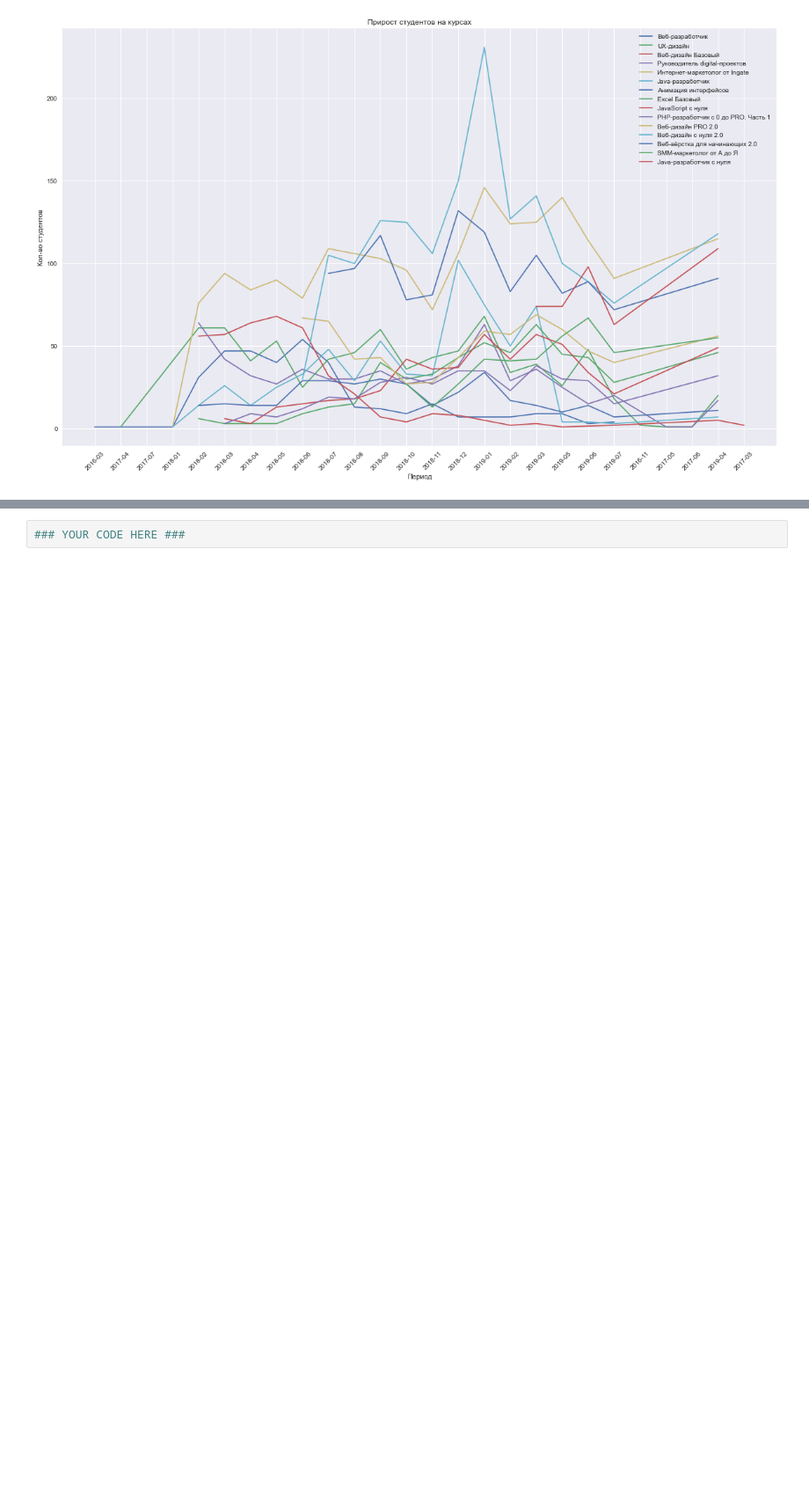
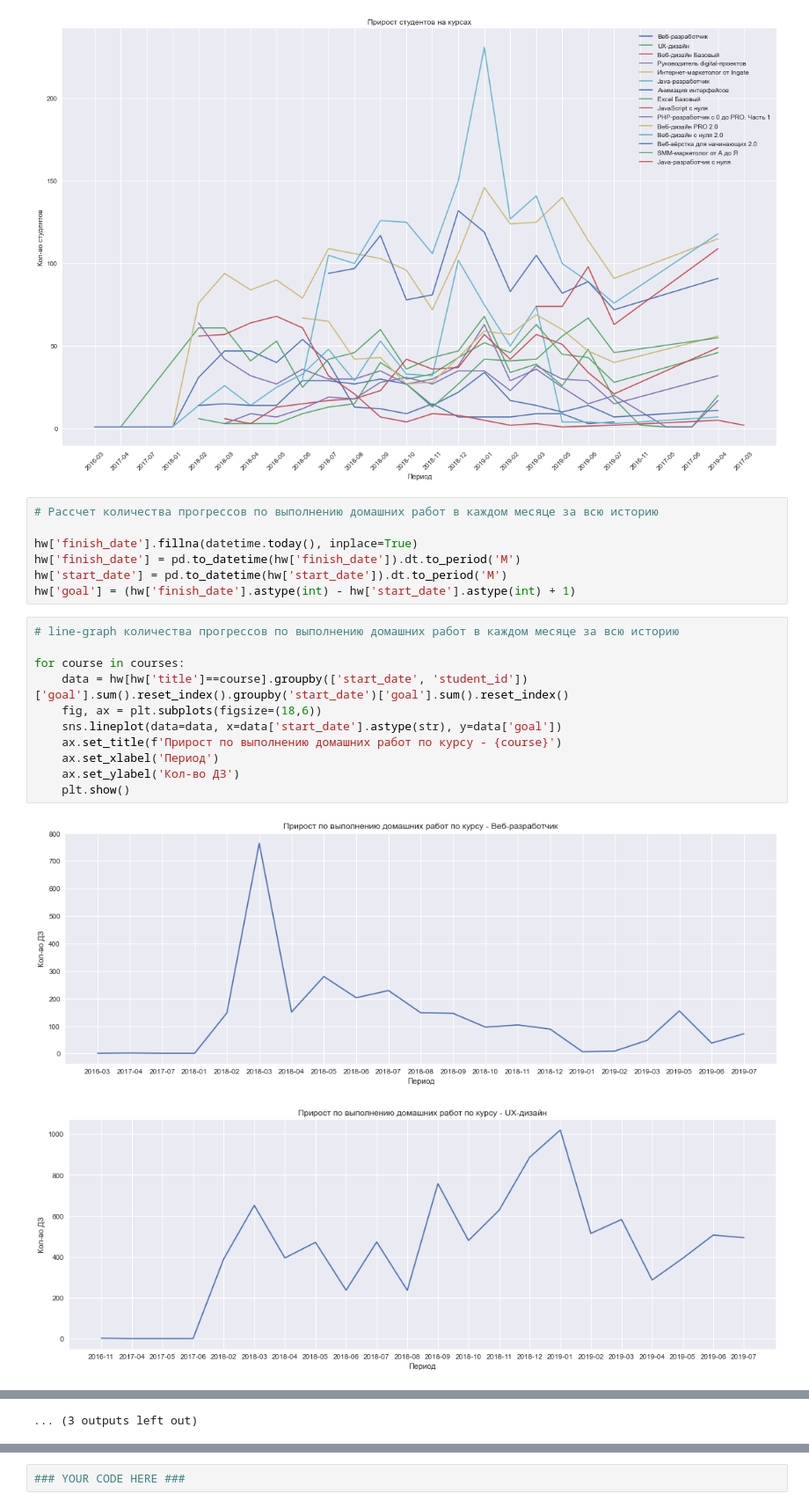
Before and after one commit to SergioKramer/Course_Analyst, a Jupyter notebook: Coursework_analytics_1_kramer.ipynb, the cells around one changed output, grey strips where cells are left out. Shown at 88% size. Drawn from its saved outputs; the diff is of its cells as text; blank space fills up the shorter version.

```diff
--- a/Coursework_analytics_1_kramer.ipynb
+++ b/Coursework_analytics_1_kramer.ipynb
@@ -329,3 +329,24 @@ ax.legend(courses)
 plt.show()
 # %% [output]
 [figure]
+# %%
+# Рассчет количества прогрессов по выполнению домашних работ в каждом месяце за всю историю
+
+hw['finish_date'].fillna(datetime.today(), inplace=True)
+hw['finish_date'] = pd.to_datetime(hw['finish_date']).dt.to_period('M')
+hw['start_date'] = pd.to_datetime(hw['start_date']).dt.to_period('M')
+hw['goal'] = (hw['finish_date'].astype(int) - hw['start_date'].astype(int) + 1)
+# %%
+# line-graph количества прогрессов по выполнению домашних работ в каждом месяце за всю историю
+
+for course in courses:
+    data = hw[hw['title']==course].groupby(['start_date', 'student_id'])['goal'].sum().reset_index().groupby('start_date')['goal'].sum().reset_index()
+    fig, ax = plt.subplots(figsize=(18,6))
+    sns.lineplot(data=data, x=data['start_date'].astype(str), y=data['goal'])
+    ax.set_title(f'Прирост по выполнению домашних работ по курсу - {course}')
+    ax.set_xlabel('Период')
+    ax.set_ylabel('Кол-во ДЗ')
+    plt.show()
+# %% [output]
+[figure, added]
+[figure, added]
@@ -331,0 +363 @@ plt.show()
+... (3 outputs left out)
```
Also changed, not shown: parts of 5 cells of this notebook.
